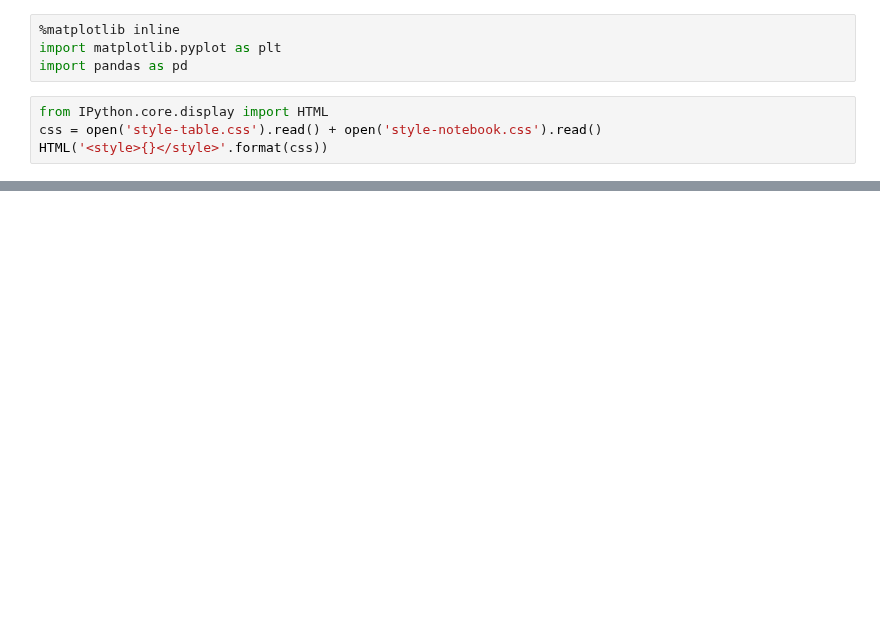
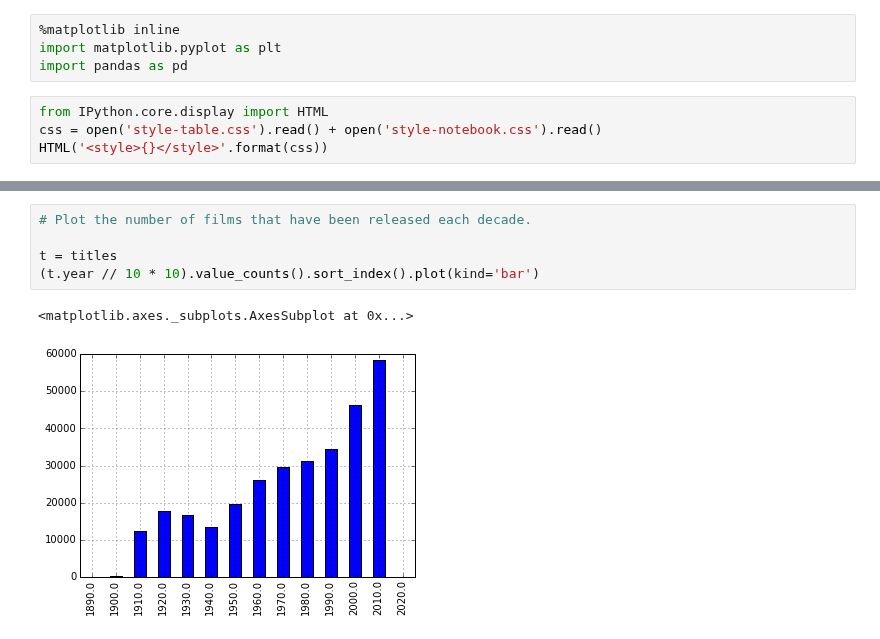
Before and after one commit to brandon-rhodes/pycon-pandas-tutorial, a Jupyter notebook: Solutions-2.ipynb, the cells around one changed output, grey strips where cells are left out. Drawn from its saved outputs; the diff is of its cells as text; blank space fills up the shorter version.

```diff
--- a/Solutions-2.ipynb
+++ b/Solutions-2.ipynb
@@ -89,0 +56,8 @@ Wall time: 5.62 ms
+# %%
+# Plot the number of films that have been released each decade.
+
+t = titles
+(t.year // 10 * 10).value_counts().sort_index().plot(kind='bar')
+# %% [output]
+<matplotlib.axes._subplots.AxesSubplot at 0x...>
+[figure, added]
```
Also changed, not shown: parts of 26 cells of this notebook, 5 other files.
